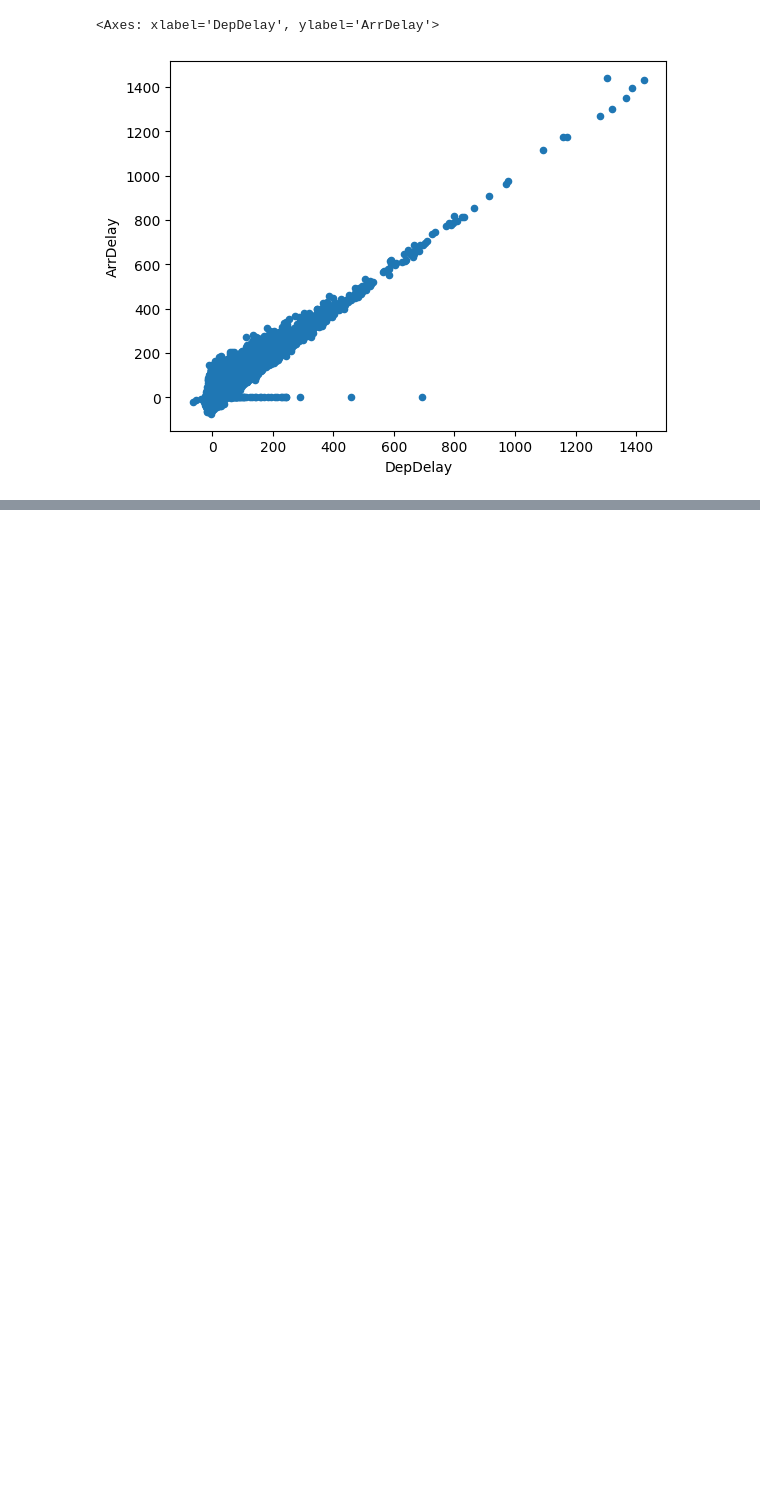
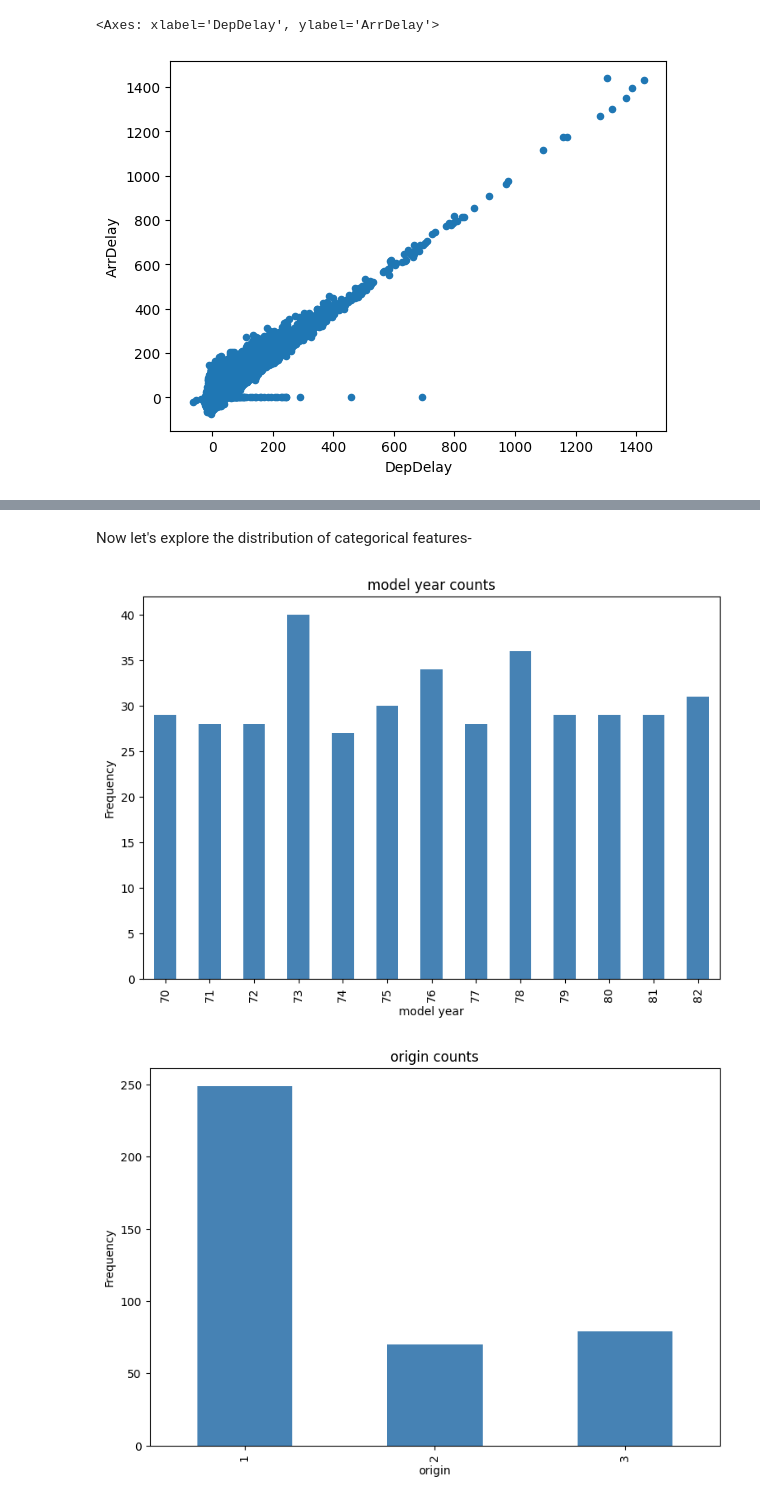
Before and after one commit to Chitransh-coder/ML, a Jupyter notebook: ML Notes.ipynb, the cells around one changed output, grey strips where cells are left out. Drawn from its saved outputs; the diff is of its cells as text; code cells hidden in the pictures; blank space fills up the shorter version.

```diff
--- a/ML Notes.ipynb
+++ b/ML Notes.ipynb
@@ -310,0 +417,15 @@ For that we'll move step by step.
+# %% [markdown]
+Now let's explore the distribution of categorical features-
+# %%
+for col in cf:
+    counts = df[col].value_counts().sort_index()
+    fig = mp.figure(figsize=(9, 6))
+    ax = fig.gca()
+    counts.plot.bar(ax = ax, color='steelblue')
+    ax.set_title(col + ' counts')
+    ax.set_xlabel(col)
+    ax.set_ylabel("Frequency")
+mp.show()
+# %% [output]
+[figure, added]
+[figure, added]
```
Also changed, not shown: parts of 27 cells of this notebook, 1 other file.
